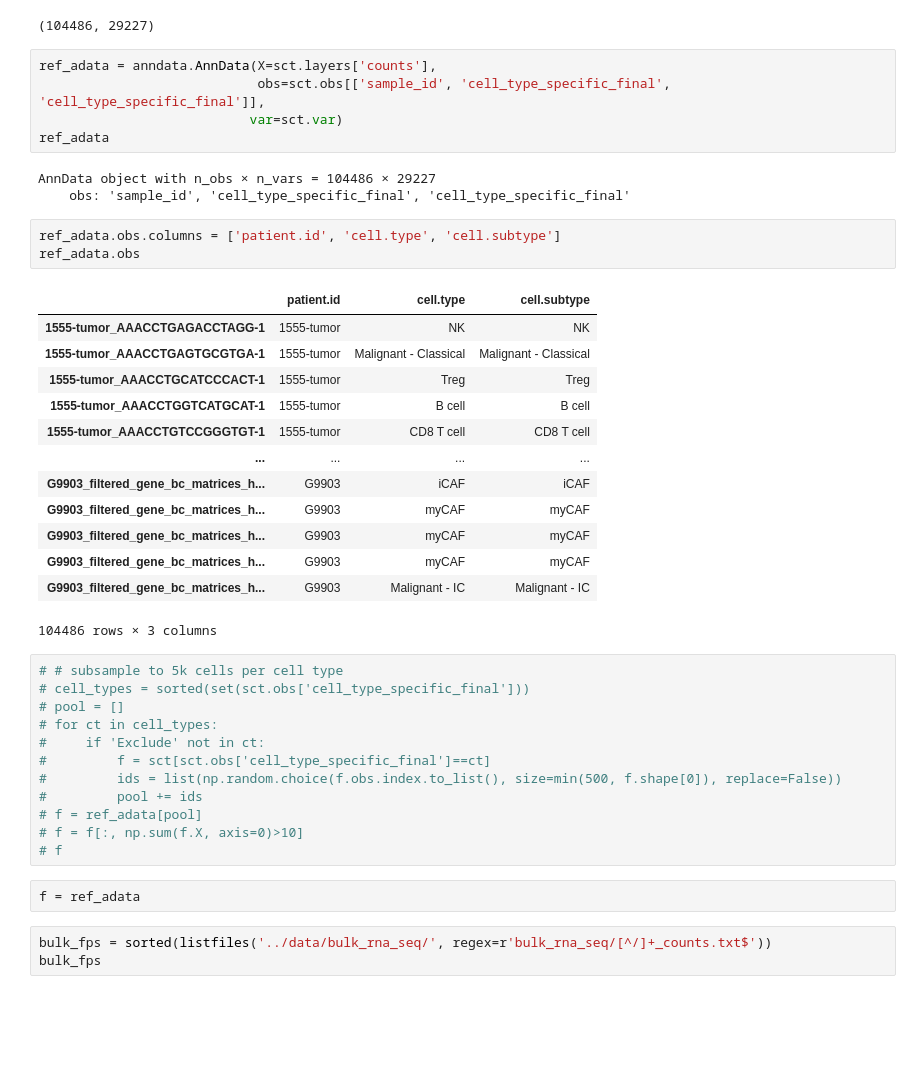
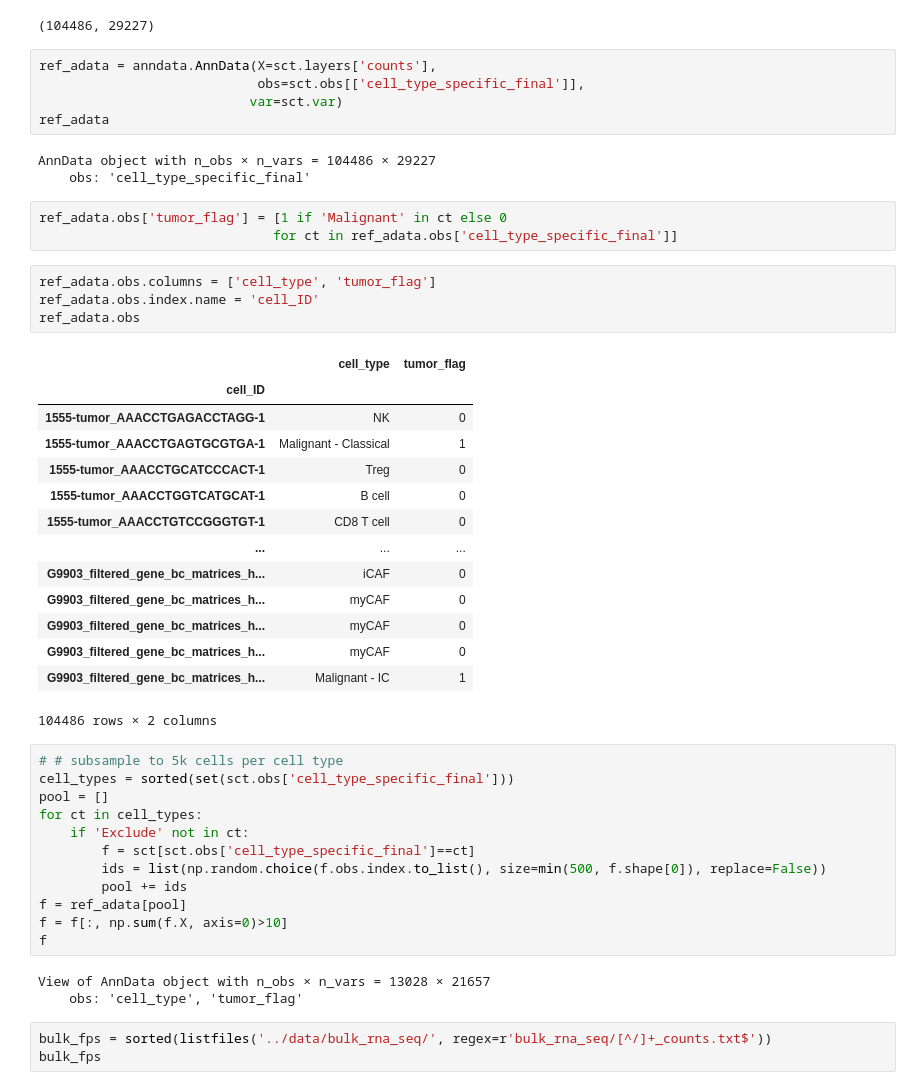
Before and after one commit to estorrs/single-cell-pdac, a Jupyter notebook: notebooks/bayesprism.ipynb, the cells around one changed output. Cells and saved outputs as stored; diff of their text form; blank space fills up the shorter version.

```diff
--- a/notebooks/bayesprism.ipynb
+++ b/notebooks/bayesprism.ipynb
@@ -45,43 +45,49 @@ sct.shape
 (104486, 29227)
 # %%
 ref_adata = anndata.AnnData(X=sct.layers['counts'],
-                            obs=sct.obs[['sample_id', 'cell_type_specific_final', 'cell_type_specific_final']],
+                            obs=sct.obs[['cell_type_specific_final']],
                            var=sct.var)
 ref_adata
 # %% [output]
 AnnData object with n_obs × n_vars = 104486 × 29227
-    obs: 'sample_id', 'cell_type_specific_final', 'cell_type_specific_final'
+    obs: 'cell_type_specific_final'
+# %%
+ref_adata.obs['tumor_flag'] = [1 if 'Malignant' in ct else 0
+                              for ct in ref_adata.obs['cell_type_specific_final']]
 # %%
-ref_adata.obs.columns = ['patient.id', 'cell.type', 'cell.subtype']
+ref_adata.obs.columns = ['cell_type', 'tumor_flag']
+ref_adata.obs.index.name = 'cell_ID'
 ref_adata.obs
 # %% [output]
-|  | patient.id | cell.type | cell.subtype |
-| 1555-tumor_AAACCTGAGACCTAGG-1 | 1555-tumor | NK | NK |
-| 1555-tumor_AAACCTGAGTGCGTGA-1 | 1555-tumor | Malignant - Classical | Malignant - Classical |
-| 1555-tumor_AAACCTGCATCCCACT-1 | 1555-tumor | Treg | Treg |
-| 1555-tumor_AAACCTGGTCATGCAT-1 | 1555-tumor | B cell | B cell |
-| 1555-tumor_AAACCTGTCCGGGTGT-1 | 1555-tumor | CD8 T cell | CD8 T cell |
-| ... | ... | ... | ... |
-| G9903_filtered_gene_bc_matrices_h... | G9903 | iCAF | iCAF |
-| G9903_filtered_gene_bc_matrices_h... | G9903 | myCAF | myCAF |
-| G9903_filtered_gene_bc_matrices_h... | G9903 | myCAF | myCAF |
-| G9903_filtered_gene_bc_matrices_h... | G9903 | myCAF | myCAF |
-| G9903_filtered_gene_bc_matrices_h... | G9903 | Malignant - IC | Malignant - IC |
+|  | cell_type | tumor_flag |
+| cell_ID |  |  |
+| 1555-tumor_AAACCTGAGACCTAGG-1 | NK | 0 |
+| 1555-tumor_AAACCTGAGTGCGTGA-1 | Malignant - Classical | 1 |
+| 1555-tumor_AAACCTGCATCCCACT-1 | Treg | 0 |
+| 1555-tumor_AAACCTGGTCATGCAT-1 | B cell | 0 |
+| 1555-tumor_AAACCTGTCCGGGTGT-1 | CD8 T cell | 0 |
+| ... | ... | ... |
+| G9903_filtered_gene_bc_matrices_h... | iCAF | 0 |
+| G9903_filtered_gene_bc_matrices_h... | myCAF | 0 |
+| G9903_filtered_gene_bc_matrices_h... | myCAF | 0 |
+| G9903_filtered_gene_bc_matrices_h... | myCAF | 0 |
+| G9903_filtered_gene_bc_matrices_h... | Malignant - IC | 1 |
-104486 rows × 3 columns
+104486 rows × 2 columns
 # %%
 # # subsample to 5k cells per cell type
-# cell_types = sorted(set(sct.obs['cell_type_specific_final']))
-# pool = []
-# for ct in cell_types:
-#     if 'Exclude' not in ct:
-#         f = sct[sct.obs['cell_type_specific_final']==ct]
-#         ids = list(np.random.choice(f.obs.index.to_list(), size=min(500, f.shape[0]), replace=False))
-#         pool += ids
-# f = ref_adata[pool]
-# f = f[:, np.sum(f.X, axis=0)>10]
-# f
+cell_types = sorted(set(sct.obs['cell_type_specific_final']))
+pool = []
+for ct in cell_types:
+    if 'Exclude' not in ct:
+        f = sct[sct.obs['cell_type_specific_final']==ct]
+        ids = list(np.random.choice(f.obs.index.to_list(), size=min(500, f.shape[0]), replace=False))
+        pool += ids
+f = ref_adata[pool]
+f = f[:, np.sum(f.X, axis=0)>10]
+f
+# %% [output]
+View of AnnData object with n_obs × n_vars = 13028 × 21657
+    obs: 'cell_type', 'tumor_flag'
-# %%
-f = ref_adata
 # %%
 bulk_fps = sorted(listfiles('../data/bulk_rna_seq/', regex=r'bulk_rna_seq/[^/]+_counts.txt$'))
 bulk_fps
```
Also changed, not shown: parts of 15 cells of this notebook, 2 other files.
